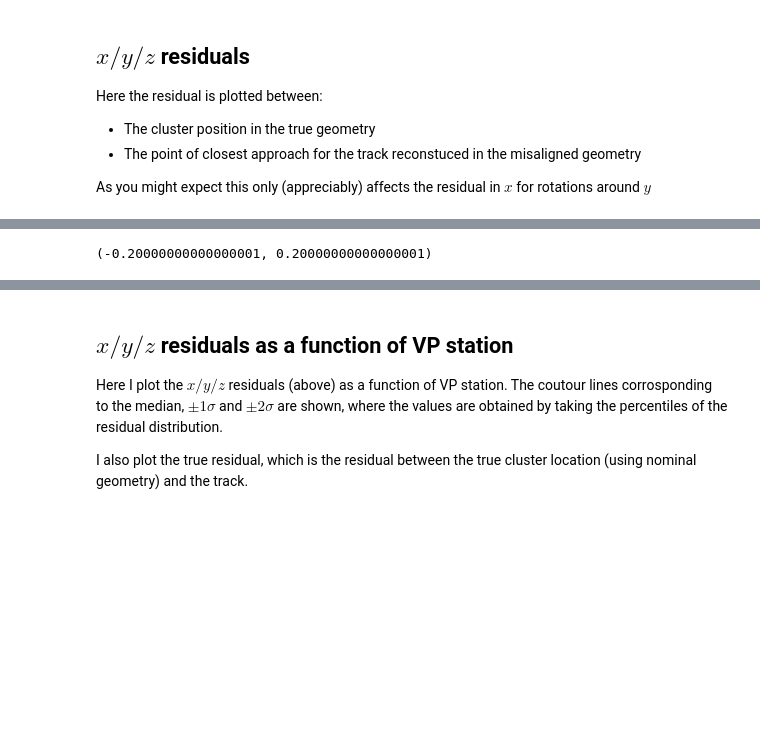
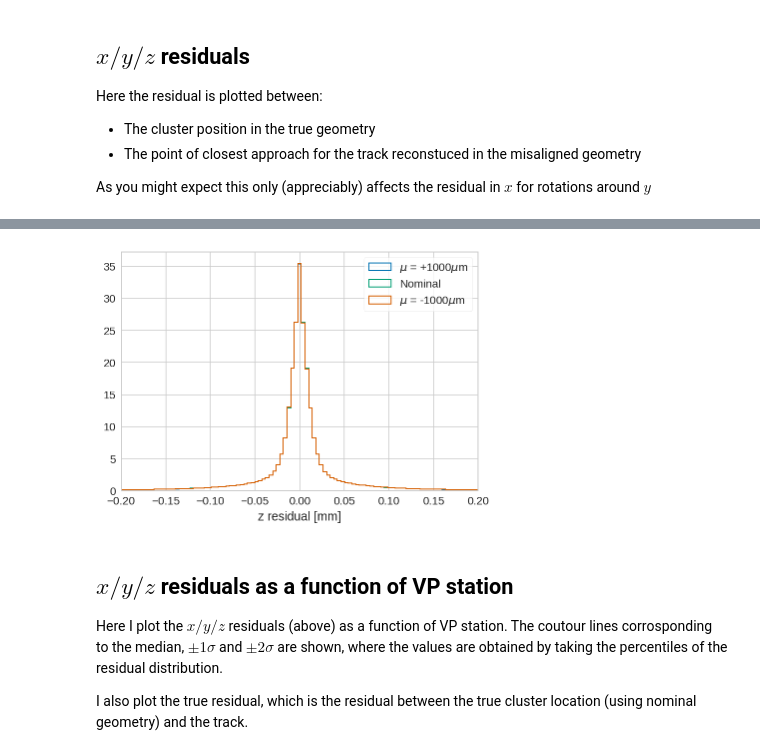
Before and after one commit to chrisburr/lhcb-velopix-studies, a Jupyter notebook: hybrid-distortions/notebooks/Further studies (y=±1000um).ipynb, the cells around one changed output, grey strips where cells are left out. Cells and saved outputs as stored; diff of their text form; code cells hidden in the pictures; blank space fills up the shorter version.

```diff
--- a/hybrid-distortions/notebooks/Further studies (y=±1000um).ipynb
+++ b/hybrid-distortions/notebooks/Further studies (y=±1000um).ipynb
@@ -66,9 +72,9 @@ plt.xlim((bins[0], bins[-1]))
 # %%
 for scenario in scenarios:
     residuals[scenario].residual_y.hist(
-        bins=bins, histtype='step', lw=1.5, normed=True, label=scenario)
-plt.legend(loc='best')
-plt.xlabel('residual_z [mm]')
+        bins=bins, histtype='step', lw=1, normed=True, label=utils.format_label(scenario))
+plt.legend(loc='best', frameon=True)
+plt.xlabel('z residual [mm]')
 plt.xlim((bins[0], bins[-1]))
+pgf.savefig(join(out_dir, 'residual_z_integrated.pgf.png'))
 # %% [output]
-(-0.20000000000000001, 0.20000000000000001)
@@ -76,3 +81,4 @@ plt.xlim((bins[0], bins[-1]))
+[figure, added]
 # %% [markdown]
 ## $x/y/z$ residuals as a function of VP station
 
```
Also changed, not shown: parts of 28 cells of this notebook, 1 other file.
